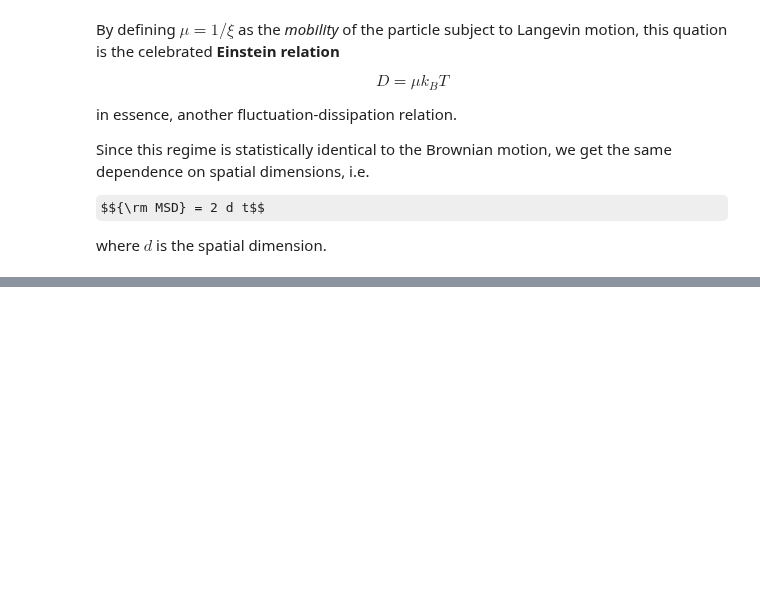
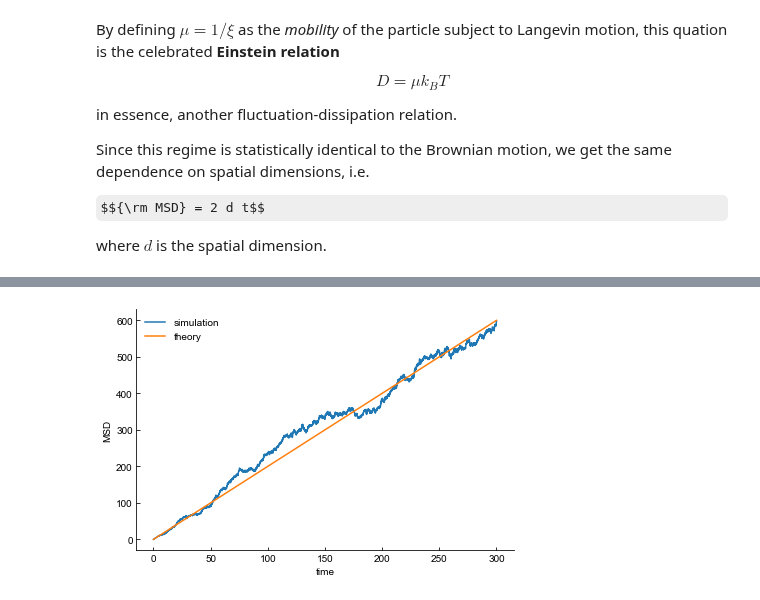
Before and after one commit to FTurci/mirror-handbook-particle-sim, a Jupyter notebook: contents/langevin.ipynb, the cells around one changed output, grey strips where cells are left out. Drawn from its saved outputs; the diff is of its cells as text; code cells hidden in the pictures; some formulas as TeX source; blank space fills up the shorter version.

Commit message:
ermak algorithm

```diff
--- a/contents/langevin.ipynb
+++ b/contents/langevin.ipynb
@@ -676,40 +744,54 @@ where $d$ is the spatial dimension.
 # %%
-# Model parameters
-npart = 1000
+# Ermak algorithm
+import numpy as np, pandas as pd
+import matplotlib.pyplot as plt
+import numba as nb
+
+
+@nb.njit  # Numba speedup. Comment if needed.
+def naive_ermak_harmonic(
+    total_time,
+    npart=1000,
+    ndims=1,
+    friction=1.0,
+    k=0.5,
+    T=1.0,
+    dt=0.04,
+):
+    nsteps = int(total_time / dt)
+    # Fluctuation dissipation relation
+    D = T / friction
+    width = (2 * D * dt) ** 0.5
+
+    # Overdamped Brownian dynamics
+    positions = np.zeros((npart, ndims))
+    msd = np.zeros(nsteps)
+    for i in range(nsteps):
+        # Store MSD
+        msd[i] = np.sum(positions**2) / npart
+
+        # Integration step
+        for position in positions:
+            noise = np.random.normal(0.0, width, ndims)
+            # No external field
+            force = np.zeros(ndims)
+            # Harmonic potential
+            # force = - k * position
+            position += noise + force * dt / friction
+
+    time = np.arange(nsteps) * dt
+    return time, msd, D
+
+
 ndims = 1
+npart = 1
+spring_constant = 0.1
 friction = 1.0
-k = 0.5
-T = 1.0
-dt = 0.04
-nsteps = int(30.0 / dt)
-
-# Fluctuation dissipation relation
-D = T / friction
-width = (2 * D * dt) ** 0.5
-
-# Overdamped Brownian dynamics
-positions = numpy.zeros((npart, ndims))
-msd = []
-for i in range(nsteps):
-    # Store MSD
-    msd.append(numpy.sum(positions**2) / npart)
-
-    # Integration step
-    for position in positions:
-        noise = numpy.random.normal(0.0, width, ndims)
-        # No external field
-        force = numpy.zeros(ndims)
-        # Harmonic potential
-        # force = - k * position
-        position += noise + force * dt / friction
-
-time = numpy.array(range(nsteps)) * dt
-plt.plot(time, msd, "o", label="Simulation")
-# Theoretical diffusive behavior (in the absence of external force)
-plt.plot(time, 2 * ndims * D * time, "-", label="Theory")
-# This is to plot an horizontal line at height y
-# plt.axhline(y, xmin=time[0], xmax=time[-1])
-plt.xlabel("t")
-plt.ylabel("MSD")
-plt.legend()
+time, msd, D = naive_ermak_harmonic(
+    total_time=300.0, npart=100, ndims=ndims, k=spring_constant, friction=friction
+)
+# Theoretical diffusive behavior in the absence of external force
+theory = 2 * ndims * D * time
+df = pd.DataFrame({"time": time, "simulation": msd, "theory": theory})
+df.plot(x="time", ylabel="MSD")
 # %% [output]
@@ -716,0 +799 @@ NameError: name 'numpy' is not defined
+[figure, added]
```
Also changed, not shown: parts of 12 cells of this notebook, 2 other files.
